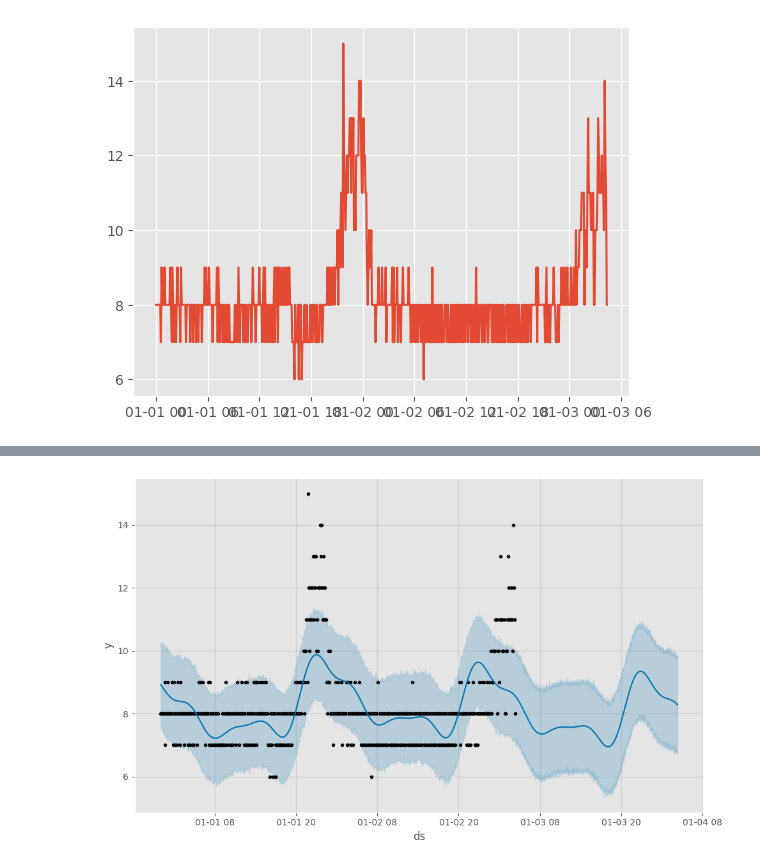
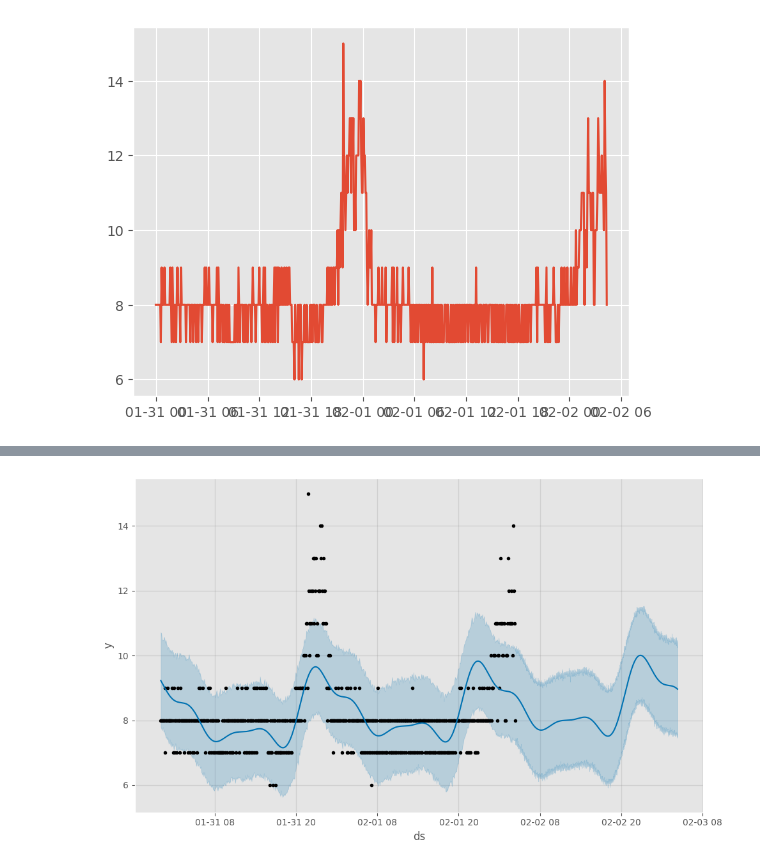
Before and after one commit to Joveful/thesis, a Jupyter notebook: az21.ipynb, the cells around one changed output, grey strips where cells are left out. Saved outputs shown, nothing was run; the diff lists cells and outputs as text; code cells hidden in the pictures.

```diff
--- a/az21.ipynb
+++ b/az21.ipynb
@@ -100,7 +102,8 @@ df_s = df[["func", "start_timestamp"]]
 df2 = df_s.loc[df_s["func"] == trace]
 df_max = df_s.loc[df_s["func"] == t_max]
 
-df2["start_timestamp"] = pd.to_datetime(df2["start_timestamp"], unit="s")
+# date from Azure GH
+df2["start_timestamp"] = pd.to_datetime(df2["start_timestamp"], origin="2021-01-31", unit="s")
 df2 = df2.set_index("start_timestamp")
 
 dfc = df2.resample("5min").count()
@@ -167,6 +193,6 @@ See the caveats in the documentation: https://pandas.pydata.org/pandas-docs/stab
 # %%
 # Specifying the changepoint brings down the trend line at the end
-m = Prophet(changepoints='1970-01-02')
+m = Prophet(changepoints='2021-01-31')
 
 dfp = dfc.rename(columns={"start_timestamp": "ds", "func": "y"})
 
@@ -199,3 +229,3 @@ fig1 = m.plot(forecast)
-[figure, old version]
+[figure, new version]
 # %%
 m.plot_components(forecast)
```
Also changed, not shown: parts of 12 cells of this notebook.
